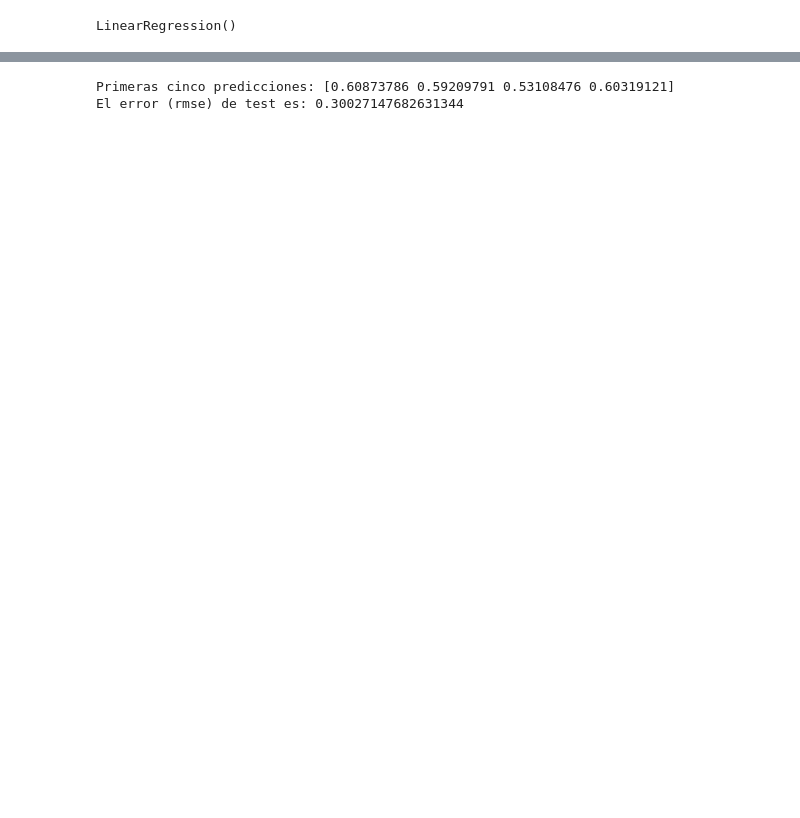
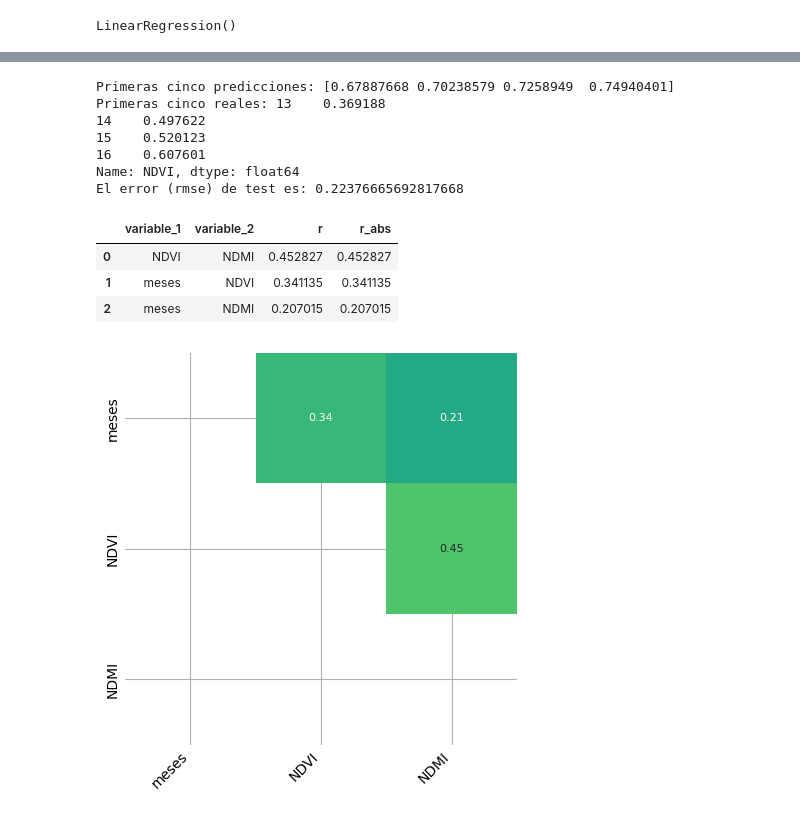
Before and after one commit to mateoarevaloangel/TFM, a Jupyter notebook: regresionLineal.ipynb, the cells around one changed output, grey strips where cells are left out. Saved outputs shown, nothing was run; the diff lists cells and outputs as text; code cells hidden in the pictures; blank space fills up the shorter version.

```diff
--- a/regresionLineal.ipynb
+++ b/regresionLineal.ipynb
@@ -178,7 +220,56 @@ Coeficiente de determinación R^2: -0.058717185405601446
 predicciones = modelo.predict(X=X_test)
 rmse = root_mean_squared_error(y_true=y_test, y_pred=predicciones)
 print(f"Primeras cinco predicciones: {predicciones[0:5]}")
+print(f"Primeras cinco reales: {y_test[0:5]}")
 print(f"El error (rmse) de test es: {rmse}")
+#print(X_test)
 # %% [output]
-Primeras cinco predicciones: [0.60873786 0.59209791 0.53108476 0.60319121]
-El error (rmse) de test es: 0.30027147682631344
+Primeras cinco predicciones: [0.67887668 0.70238579 0.7258949  0.74940401]
+Primeras cinco reales: 13    0.369188
+14    0.497622
+15    0.520123
+16    0.607601
+Name: NDVI, dtype: float64
+El error (rmse) de test es: 0.22376665692817668
+# %%
+# Correlación lineal entre variables numéricas
+# ==============================================================================
+corr_matrix = datos.corr(method='pearson')
+tril = np.tril(np.ones(corr_matrix.shape)).astype(bool)
+corr_matrix[tril] = np.nan
+corr_matrix_tidy = corr_matrix.stack().reset_index(name='r')
+corr_matrix_tidy = corr_matrix_tidy.rename(columns={'level_0': 'variable_1', 'level_1': 'variable_2'})
+corr_matrix_tidy = corr_matrix_tidy.dropna()
+corr_matrix_tidy['r_abs'] = corr_matrix_tidy['r'].abs()
+corr_matrix_tidy = corr_matrix_tidy.sort_values('r_abs', ascending=False).reset_index(drop=True)
+corr_matrix_tidy
+# %% [output]
+|  | variable_1 | variable_2 | r | r_abs |
+| 0 | NDVI | NDMI | 0.452827 | 0.452827 |
+| 1 | meses | NDVI | 0.341135 | 0.341135 |
+| 2 | meses | NDMI | 0.207015 | 0.207015 |
+# %%
+import seaborn as sns
+# Heatmap matriz de correlaciones
+# ==============================================================================
+fig, ax = plt.subplots(nrows=1, ncols=1, figsize=(4, 4))
+sns.heatmap(
+    corr_matrix,
+    annot     = True,
+    cbar      = False,
+    annot_kws = {"size": 8},
+    vmin      = -1,
+    vmax      = 1,
+    center    = 0,
+    cmap      = "viridis",
+    square    = True,
+    ax        = ax
+)
+ax.set_xticklabels(
+    ax.get_xticklabels(),
+    rotation = 45,
+    horizontalalignment = 'right',
+)
+ax.tick_params(labelsize = 10)
+# %% [output]
+[figure, added]
```
Also changed, not shown: parts of 18 cells of this notebook.
